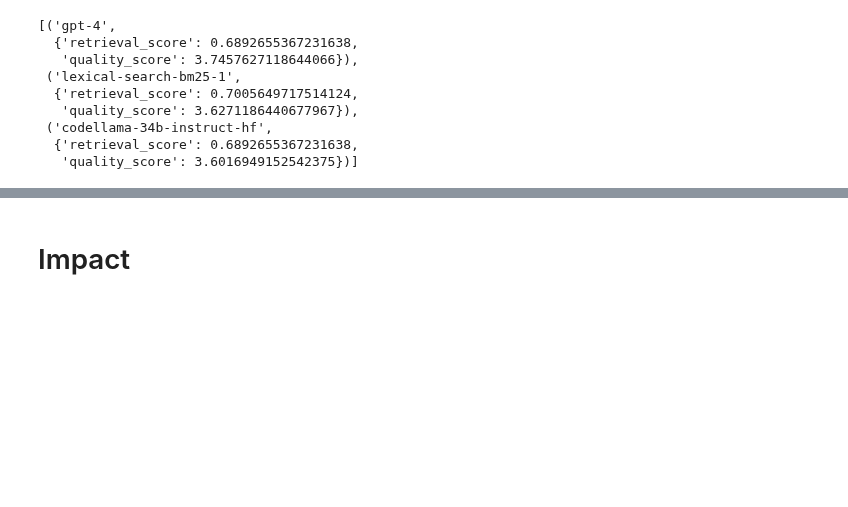
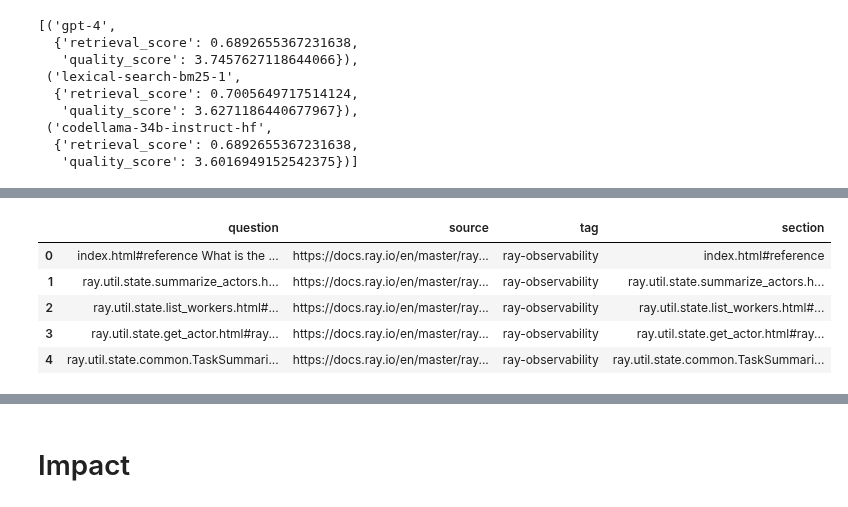
Before and after one commit to ray-project/llm-applications, a Jupyter notebook: notebooks/rag.ipynb, the cells around one changed output, grey strips where cells are left out. Cells and saved outputs as stored; diff of their text form; code cells hidden in the pictures; blank space fills up the shorter version.

```diff
--- a/notebooks/rag.ipynb
+++ b/notebooks/rag.ipynb
@@ -2077,0 +2068,17 @@ sorted(experiment_results.items(), key=lambda i: (i[1].get("quality_score", floa
+# %%
+def get_tag(url):
+    return re.findall(r"docs\.ray\.io/en/master/([^/]+)", url)[0].split("#")[0]
+# %%
+# Load data
+df = pd.read_json(Path(ROOT_DIR, "datasets", "embedding_qa.json"))
+df["tag"] = df.source.map(get_tag)
+df["section"] = df.source.map(lambda source: source.split("/")[-1])
+df["question"] = df.apply(lambda row: f"{row['section'].replace('-', ' ')} {row['question']}", axis=1)
+df.head()
+# %% [output]
+|  | question | source | tag | section |
+| 0 | index.html#reference What is the ... | https://docs.ray.io/en/master/ray... | ray-observability | index.html#reference |
+| 1 | ray.util.state.summarize_actors.h... | https://docs.ray.io/en/master/ray... | ray-observability | ray.util.state.summarize_actors.h... |
+| 2 | ray.util.state.list_workers.html#... | https://docs.ray.io/en/master/ray... | ray-observability | ray.util.state.list_workers.html#... |
+| 3 | ray.util.state.get_actor.html#ray... | https://docs.ray.io/en/master/ray... | ray-observability | ray.util.state.get_actor.html#ray... |
+| 4 | ray.util.state.common.TaskSummari... | https://docs.ray.io/en/master/ray... | ray-observability | ray.util.state.common.TaskSummari... |
```
Also changed, not shown: parts of 73 cells of this notebook, 8 other files.
